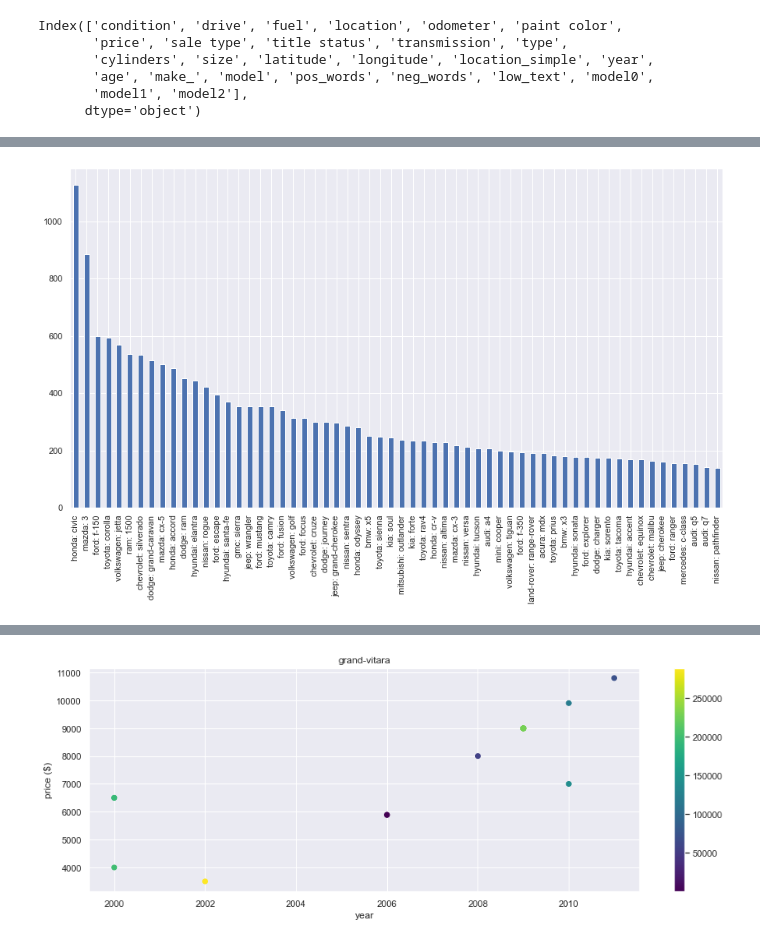
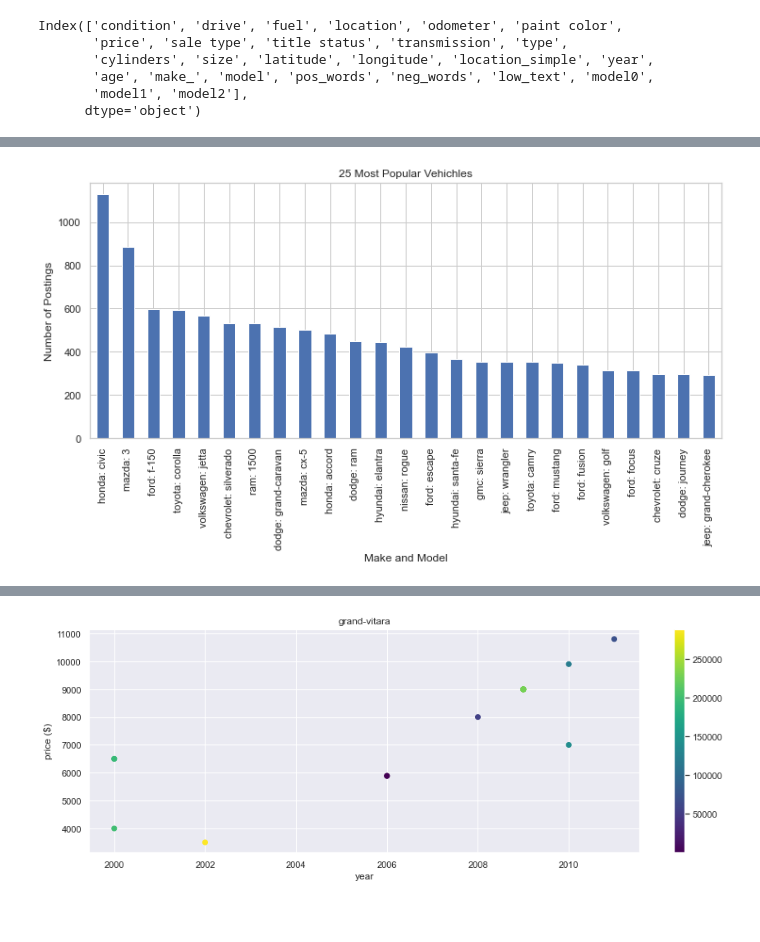
Before and after one commit to asylve/Craiglist-Cars-Study, a Jupyter notebook: EDA.ipynb, the cells around one changed output, grey strips where cells are left out. Drawn from its saved outputs; the diff is of its cells as text; code cells hidden in the pictures; blank space fills up the shorter version.

```diff
--- a/EDA.ipynb
+++ b/EDA.ipynb
@@ -30,10 +26,11 @@ import geopandas as gpd
 # %%
+#Plot histograms of some of the indicator variables to better understand the distribution of data.
 import matplotlib.pyplot as plt
 import seaborn as sns
-sns.set(rc={'figure.figsize':(15,5)})
+sns.set_style("whitegrid")
 
-for col in ['condition', 'drive', 'fuel', 'location_simple', 'paint color', 'sale type', 'title status', 'transmission', 'type',
-            'cylinders', 'size', 'year']:
+for col in ['condition', 'drive', 'fuel', 'paint color', 'sale type', 'title status', 'transmission', 'type',
+            'cylinders', 'size']:
     dat = cars[col].value_counts()
     sns.barplot(x = dat.index, y = dat)
     plt.show()
@@ -52,0 +48,9 @@ for col in ['condition', 'drive', 'fuel', 'location_simple', 'paint color', 'sal
+# %%
+#plot price histogram
+cars = cars[cars.price<1e5]
+
+sns.displot(cars, x='price', binwidth=1000, height=5, aspect=2)#, bw_adjust=0.4)
+plt.xticks(range(0,int(1e5), int(1e4)))
+plt.xlabel('Price ($CAD)')
+plt.title('Price Distribution of Vehicles (Under $100,000)')
+plt.show()
@@ -52,0 +88,8 @@ for col in ['condition', 'drive', 'fuel', 'location_simple', 'paint color', 'sal
+# %%
+#plot distribution of vehicles over odometer reading and year
+cars = cars[cars.odometer<1e6]
+
+g = sns.JointGrid(data=cars, x='odometer', y='year', height = 7, xlim = (0, 6e5), ylim=(1940, 2021))
+g.plot_joint(sns.histplot)
+g.plot_marginals(sns.histplot)
+plt.show()
@@ -53,8 +98,12 @@ for col in ['condition', 'drive', 'fuel', 'location_simple', 'paint color', 'sal
 # %%
 #column with the make and model in one (for plotting)
 cars['make_model0'] = cars['make_'] + ': ' + cars['model0']
-#plot 60 most popular cars
-fig = cars.make_model0.value_counts()[:60].plot.bar(figsize=(15,8))
+#plot 20 most popular cars
+com_cars = cars.make_model0.value_counts()[:25]
+fig = com_cars.plot.bar(figsize=(12,5))
+plt.xlabel('Make and Model')
+plt.ylabel('Number of Postings')
+plt.title('25 Most Popular Vehichles')
 plt.show()
 # %% [output]
-[figure, old version]
+[figure, new version]
```
Also changed, not shown: parts of 21 cells of this notebook.
